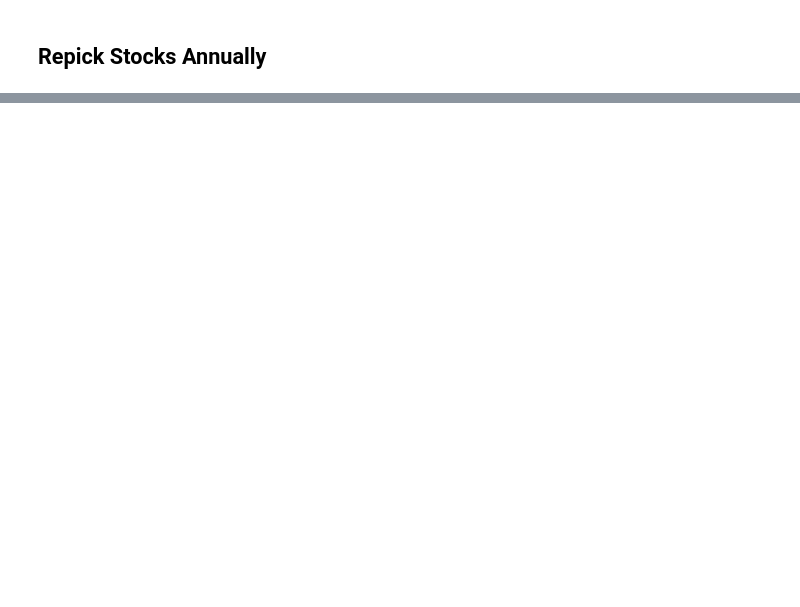
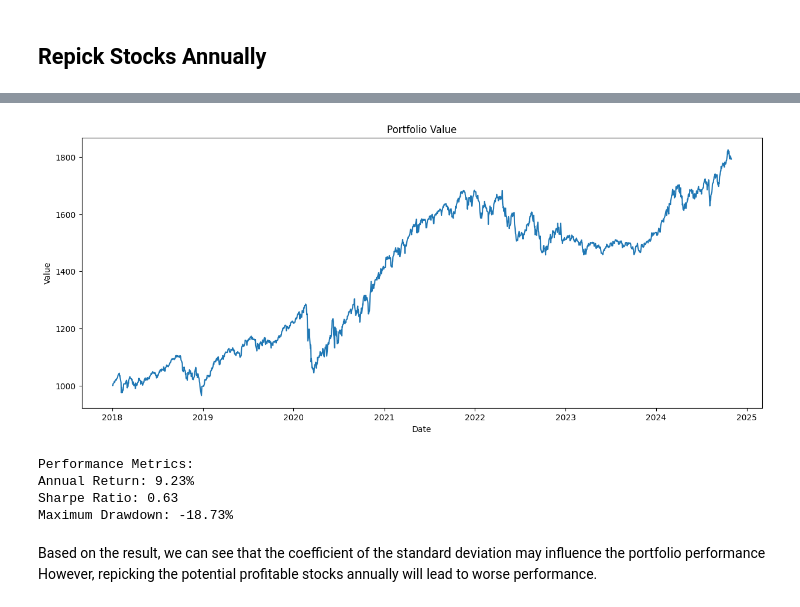
Before and after one commit to vd1371/AcademicQuantLab, a Jupyter notebook: Momentum/Polynomial_Moving_Regression_Band.ipynb, the cells around one changed output, grey strips where cells are left out. Drawn from its saved outputs; the diff is of its cells as text; code cells hidden in the pictures; blank space fills up the shorter version.

```diff
--- a/Momentum/Polynomial_Moving_Regression_Band.ipynb
+++ b/Momentum/Polynomial_Moving_Regression_Band.ipynb
@@ -149,3 +155,11 @@ Now, we are going to test the profitability of the 4th-degree MRB and how to mak
 #  Polynomial Moving Regression Band Stocks Trading System
 # %% [markdown]
 ## Apply Training and Test Set to the Polynominal Band
+# %%
+# Based on the model prediction, we can assign the signal to the stock data. 1 for buy, -1 for sell, 0 for no action
+def assign_signal(df):
+    df['signal'] = 0
+    df['signal'] = np.where(df['close'] > df['4th 50 MA Upper'], 1, df['signal'])
+    df['signal'] = np.where(df['close'] < df['4th 50 MA Lower'], -1, df['signal'])
+    df['signal'] = df['signal'].shift(1)
+    return df
@@ -504,0 +549,7 @@ cumulative_profit_loss_test
+# %%
+# Transform the portfolio value from a dictionary to a dataframe
+df_portfolio_value = pd.DataFrame(portfolio_value)
+df_portfolio_value = df_portfolio_value.T
+df_portfolio_value['value'] = df_portfolio_value.sum(axis=1,skipna=True)
+df_portfolio_value = df_portfolio_value[['value']]
+df_portfolio_value
@@ -504,0 +570,43 @@ cumulative_profit_loss_test
+# %%
+# Plot the portfolio value
+plt.figure(figsize=(15, 6))
+plt.plot(df_portfolio_value['value'])
+plt.title('Portfolio Value')
+plt.xlabel('Date')
+plt.ylabel('Value')
+plt.show()
+# %% [output]
+[figure, added]
+# %%
+import numpy as np
+# Calculate daily returns
+df_portfolio_value['daily_returns'] = df_portfolio_value['value'].pct_change()
+
+# Calculate metrics
+# 1. Annual Return
+annual_return = (df_portfolio_value['daily_returns'].mean() * 252) * 100  # 252 trading days
+
+# 2. Sharpe Ratio (assuming risk-free rate of 0.02 or 2%)
+rf = 0.02  # risk free rate
+excess_returns = df_portfolio_value['daily_returns'] - rf/252
+sharpe_ratio = np.sqrt(252) * excess_returns.mean() / excess_returns.std()
+
+# 4. Maximum Drawdown
+portfolio_value_series = df_portfolio_value['value']
+rolling_max = portfolio_value_series.expanding().max()
+drawdowns = (portfolio_value_series - rolling_max) / rolling_max
+max_drawdown = drawdowns.min() * 100
+
+# Print results
+print(f"Performance Metrics:")
+print(f"Annual Return: {annual_return:.2f}%")
+print(f"Sharpe Ratio: {sharpe_ratio:.2f}")
+print(f"Maximum Drawdown: {max_drawdown:.2f}%")
+# %% [output]
+Performance Metrics:
+Annual Return: 9.23%
+Sharpe Ratio: 0.63
+Maximum Drawdown: -18.73%
+# %% [markdown]
+Based on the result, we can see that the coefficient of the standard deviation may influence the portfolio performance
+However, repicking the potential profitable stocks annually will lead to worse performance.
```
Also changed, not shown: parts of 27 cells of this notebook.
